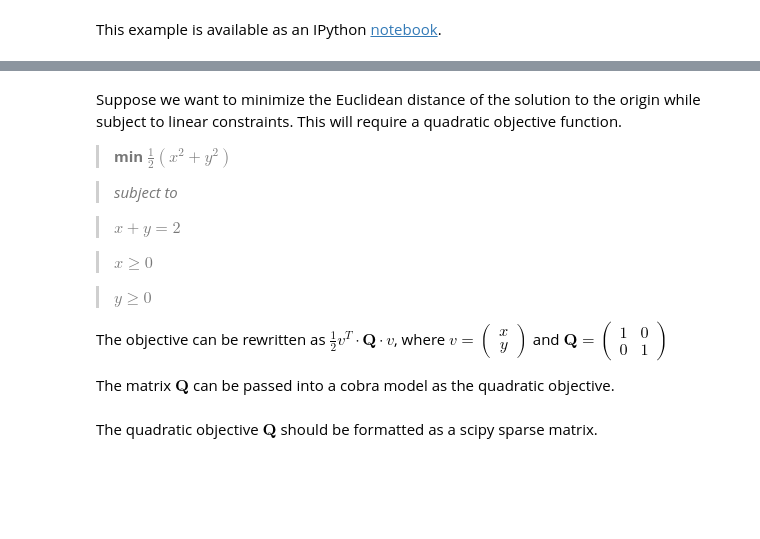
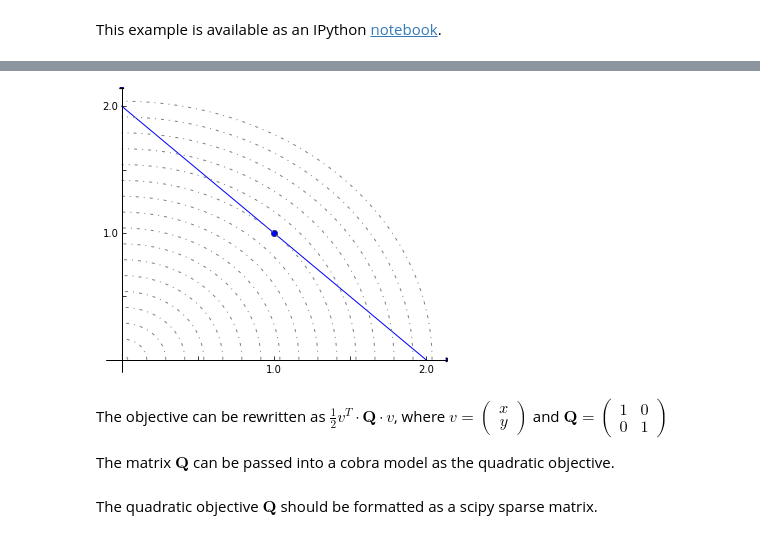
Before and after one commit to opencobra/cobrapy, a Jupyter notebook: documentation_builder/qp.ipynb, the cells around one changed output, grey strips where cells are left out. Cells and saved outputs as stored; diff of their text form; code cells hidden in the pictures; blank space fills up the shorter version.

```diff
--- a/documentation_builder/qp.ipynb
+++ b/documentation_builder/qp.ipynb
@@ -5,16 +19,35 @@ This example is available as an IPython [notebook](http://nbviewer.ipython.org/g
+# %%
+from matplotlib.pyplot import figure, xlim, ylim
+from mpl_toolkits.axes_grid.axislines import SubplotZero
+from numpy import linspace, arange, sqrt, pi, sin, cos, sign
+# axis style
+def make_plot_ax():
+    fig = figure(figsize=(6, 5));
+    ax = SubplotZero(fig, 111); fig.add_subplot(ax)
+    for direction in ["xzero", "yzero"]:
+        ax.axis[direction].set_axisline_style("-|>")
+        ax.axis[direction].set_visible(True)
+    for direction in ["left", "right", "bottom", "top"]:
+        ax.axis[direction].set_visible(False)
+    xlim(-0.1, 2.1); ylim(xlim())
+    ticks = [0.5 * i for i in range(1, 5)]
+    labels = [str(i) if i == int(i) else "" for i in ticks]
+    ax.set_xticks(ticks); ax.set_yticks(ticks)
+    ax.set_xticklabels(labels); ax.set_yticklabels(labels)
+    ax.axis["yzero"].set_axis_direction("left")
+    return ax
+
+ax = make_plot_ax()
+ax.plot((0, 2), (2, 0), 'b')
+ax.plot([1], [1], 'bo')
+
+# circular grid
+for r in sqrt(2.) + 0.125 * arange(-11, 6):
+    t = linspace(0., pi/2., 100)
+    ax.plot(r * cos(t), r * sin(t), '-.', color="gray")
+# %% [output]
+[figure, added]
 # %% [markdown]
-Suppose we want to minimize the Euclidean distance of the solution to the origin while subject to linear constraints. This will require a quadratic objective function.
-
-> **min** $\frac{1}{2}\left(x^2 + y^2 \right)$
-
-> *subject to*
-
-> $x + y = 2$
-
-> $x \ge 0$
-
-> $y \ge 0$
-
 The objective can be rewritten as $\frac{1}{2} v^T \cdot \mathbf Q \cdot v$, where
 $v = \left(\begin{matrix} x \\ y\end{matrix} \right)$ and
 $\mathbf Q = \left(\begin{matrix} 1 & 0\\ 0 & 1 \end{matrix}\right)$
```
Also changed, not shown: parts of 5 cells of this notebook, 17 other files.
